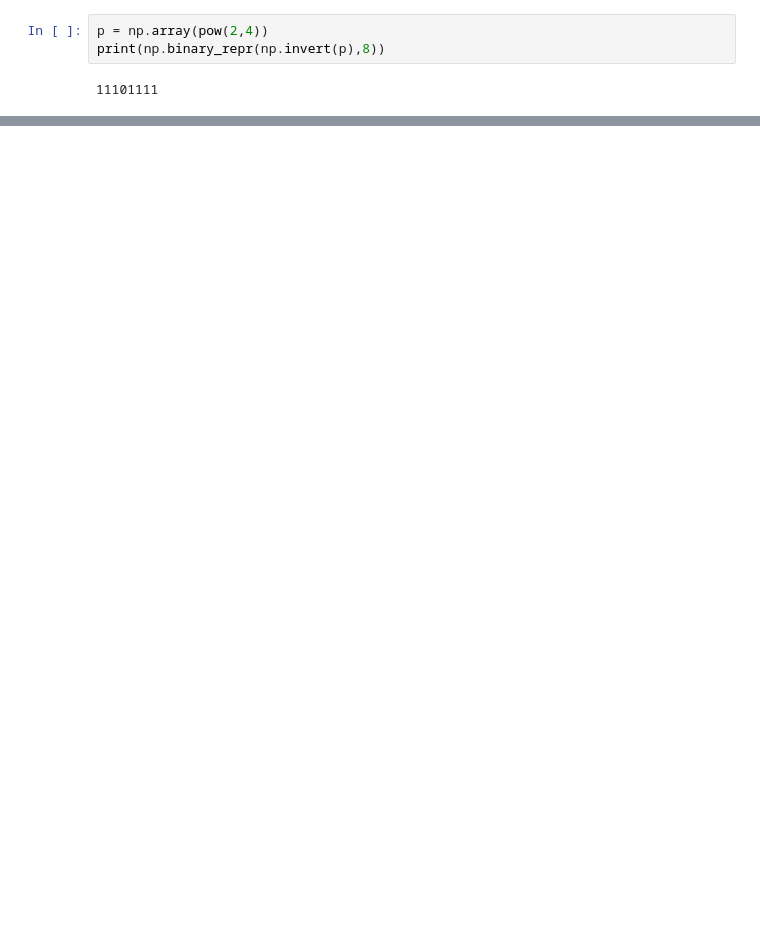
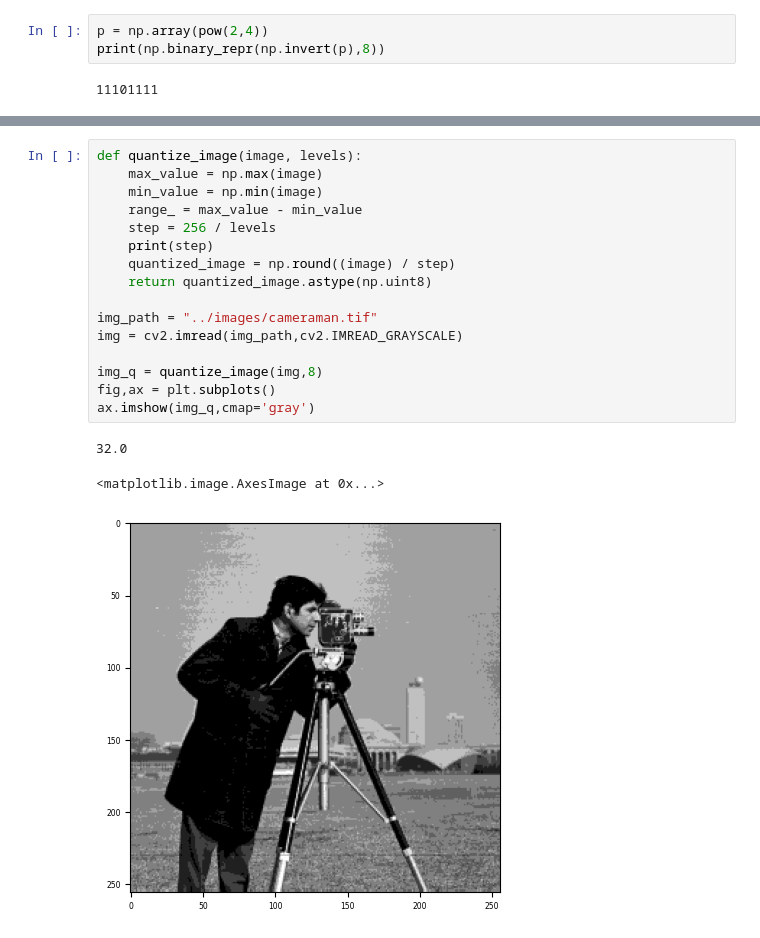
Before and after one commit to MartnReus/PDI-practica, a Jupyter notebook: tema1/bit_slice.ipynb, the cells around one changed output, grey strips where cells are left out. Drawn from its saved outputs; the diff is of its cells as text; blank space fills up the shorter version.

```diff
--- a/tema1/bit_slice.ipynb
+++ b/tema1/bit_slice.ipynb
@@ -43,0 +63,20 @@ plt.show()
+# %%
+def quantize_image(image, levels):
+    max_value = np.max(image)
+    min_value = np.min(image)
+    range_ = max_value - min_value
+    step = 256 / levels
+    print(step)
+    quantized_image = np.round((image) / step)
+    return quantized_image.astype(np.uint8)
+
+img_path = "../images/cameraman.tif"
+img = cv2.imread(img_path,cv2.IMREAD_GRAYSCALE)
+
+img_q = quantize_image(img,8)
+fig,ax = plt.subplots()
+ax.imshow(img_q,cmap='gray')
+# %% [output]
+32.0
+<matplotlib.image.AxesImage at 0x...>
+[figure, added]
```
Also changed, not shown: parts of 3 cells of this notebook, 30 other files.
